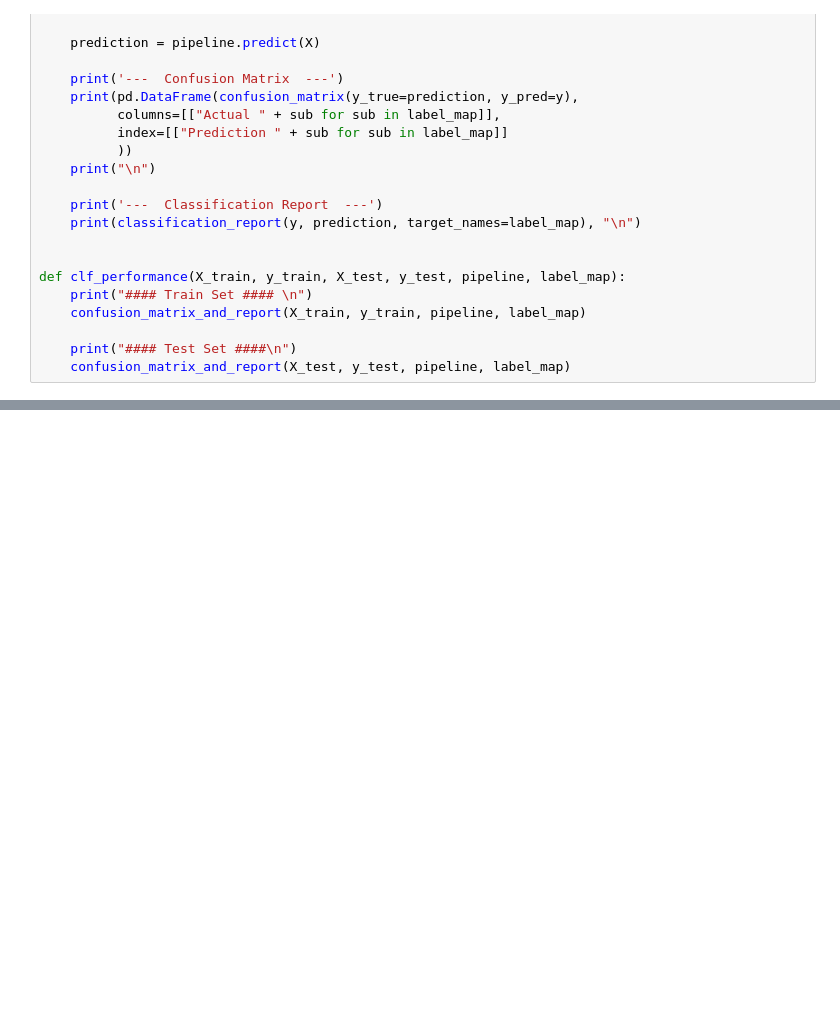
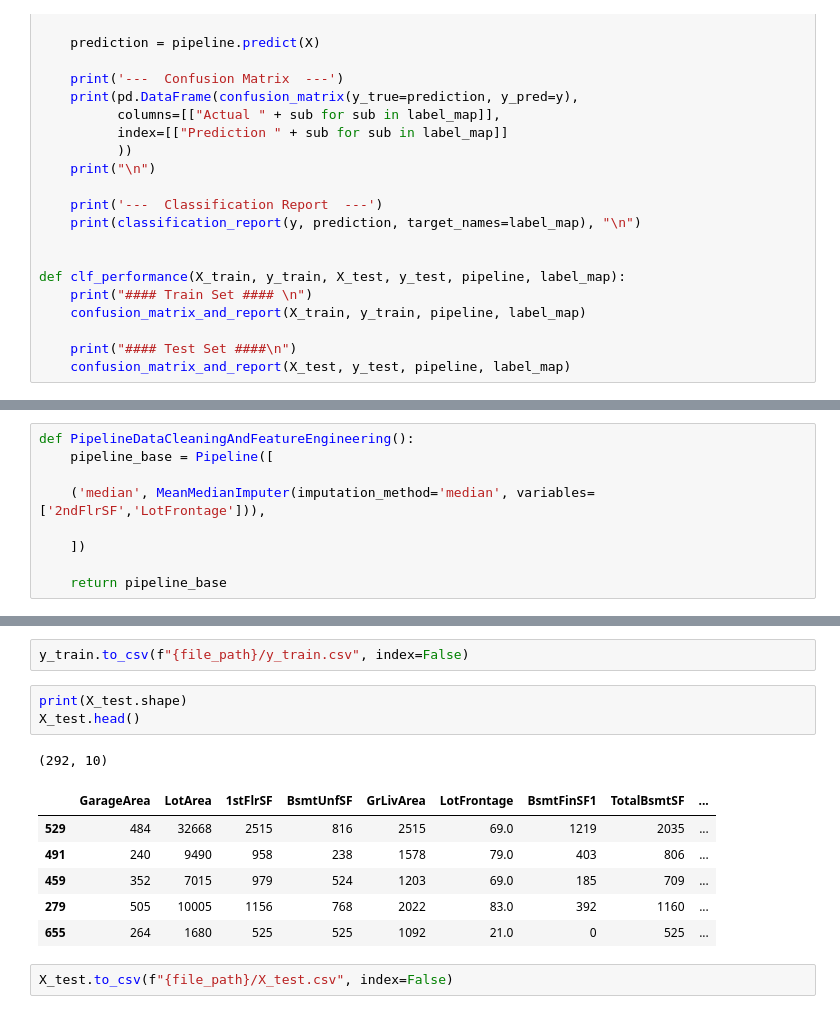
Before and after one commit to simonepietraroia/House-Sales, a Jupyter notebook: jupyter_notebooks/5 - Model and Evaluation.ipynb, the cells around one changed output, grey strips where cells are left out. Cells and saved outputs as stored; diff of their text form; blank space fills up the shorter version.

```diff
--- a/jupyter_notebooks/5 - Model and Evaluation.ipynb
+++ b/jupyter_notebooks/5 - Model and Evaluation.ipynb
@@ -489,0 +463,9 @@ plt.show()
+# %%
+def PipelineDataCleaningAndFeatureEngineering():
+    pipeline_base = Pipeline([
+
+    ('median', MeanMedianImputer(imputation_method='median', variables=['2ndFlrSF','LotFrontage'])),
+
+    ])
+
+    return pipeline_base
@@ -489,0 +656,15 @@ plt.show()
+# %%
+y_train.to_csv(f"{file_path}/y_train.csv", index=False)
+# %%
+print(X_test.shape)
+X_test.head()
+# %% [output]
+(292, 10)
+|  | GarageArea | LotArea | 1stFlrSF | BsmtUnfSF | GrLivArea | LotFrontage | BsmtFinSF1 | TotalBsmtSF | ... |
+| 529 | 484 | 32668 | 2515 | 816 | 2515 | 69.0 | 1219 | 2035 | ... |
+| 491 | 240 | 9490 | 958 | 238 | 1578 | 79.0 | 403 | 806 | ... |
+| 459 | 352 | 7015 | 979 | 524 | 1203 | 69.0 | 185 | 709 | ... |
+| 279 | 505 | 10005 | 1156 | 768 | 2022 | 83.0 | 392 | 1160 | ... |
+| 655 | 264 | 1680 | 525 | 525 | 1092 | 21.0 | 0 | 525 | ... |
+# %%
+X_test.to_csv(f"{file_path}/X_test.csv", index=False)
```
Also changed, not shown: parts of 29 cells of this notebook, 8 other files.
